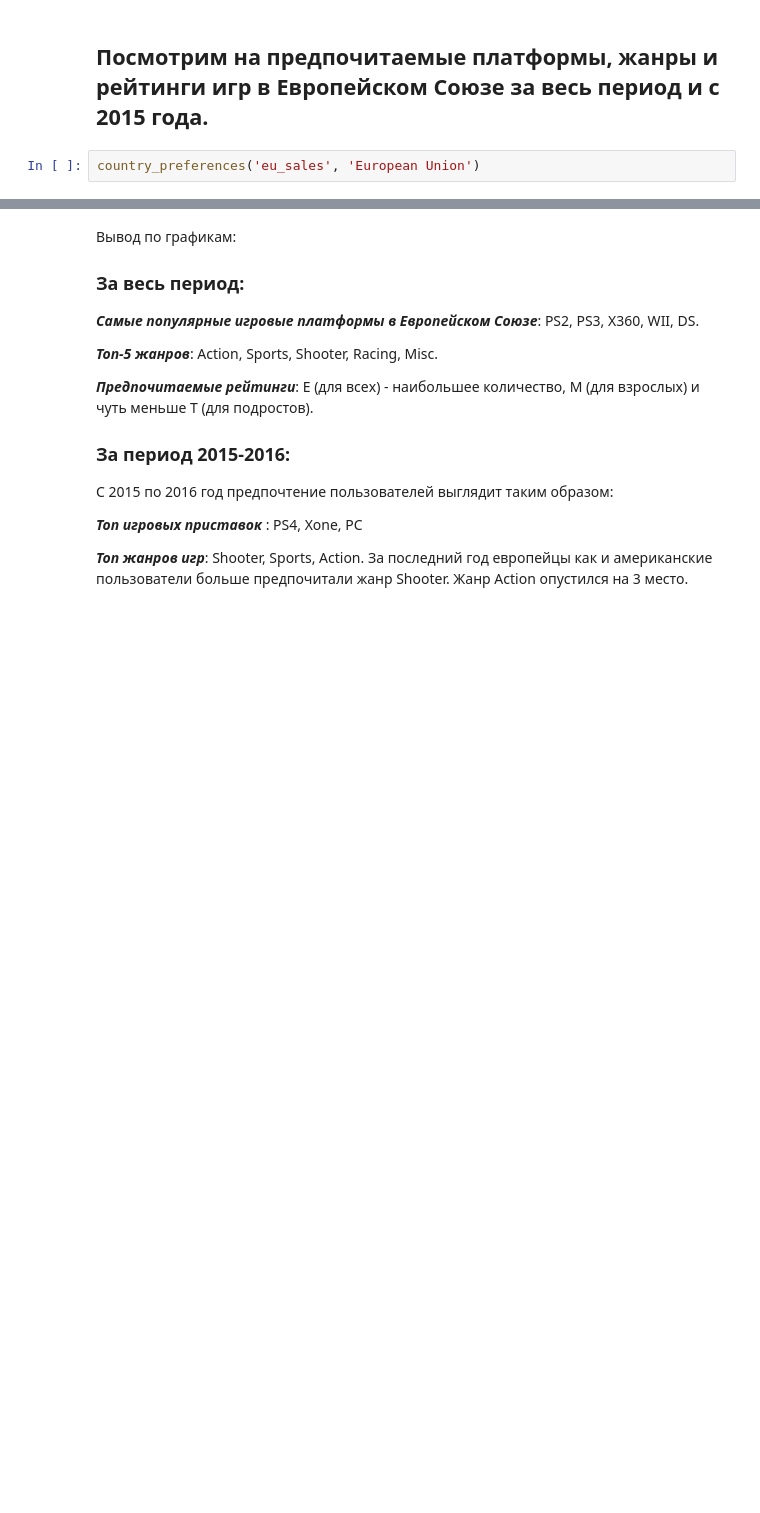
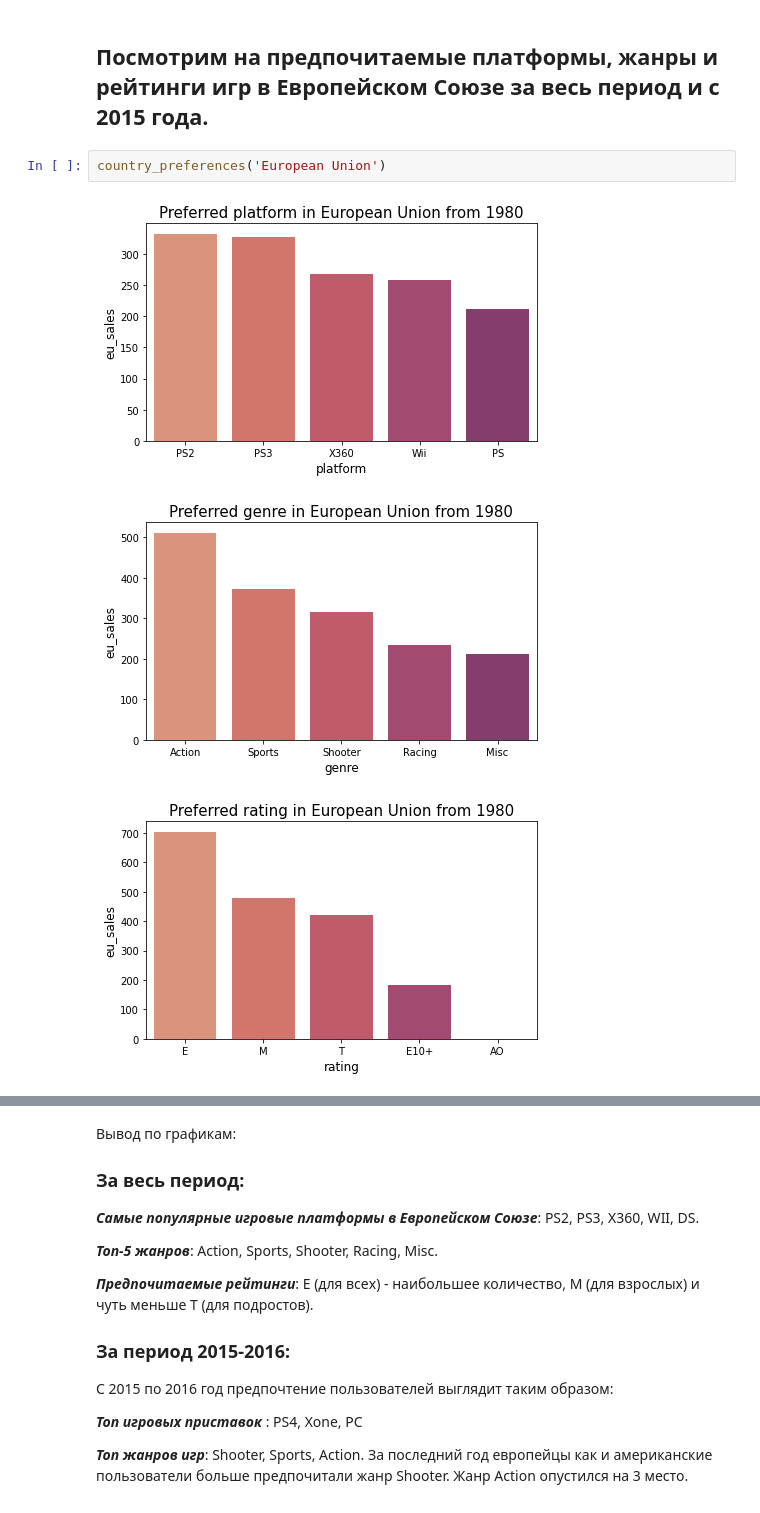
Before and after one commit to AnastasiaDvoynova/GameMarketAnalysis, a Jupyter notebook: Game_Market_Analysis.ipynb, the cells around one changed output, grey strips where cells are left out. Cells and saved outputs as stored; diff of their text form; blank space fills up the shorter version.

```diff
--- a/Game_Market_Analysis.ipynb
+++ b/Game_Market_Analysis.ipynb
@@ -280,5 +367,9 @@ country_preferences('na_sales', 'North America', 2015)
 # %% [markdown]
 ## Посмотрим на предпочитаемые платформы, жанры и рейтинги игр **в Европейском Союзе** за весь период и с 2015 года.
 # %%
-country_preferences('eu_sales', 'European Union')
+country_preferences('European Union')
+# %% [output]
+[figure, added]
+[figure, added]
+[figure, added]
 # %%
```
Also changed, not shown: parts of 28 cells of this notebook.
